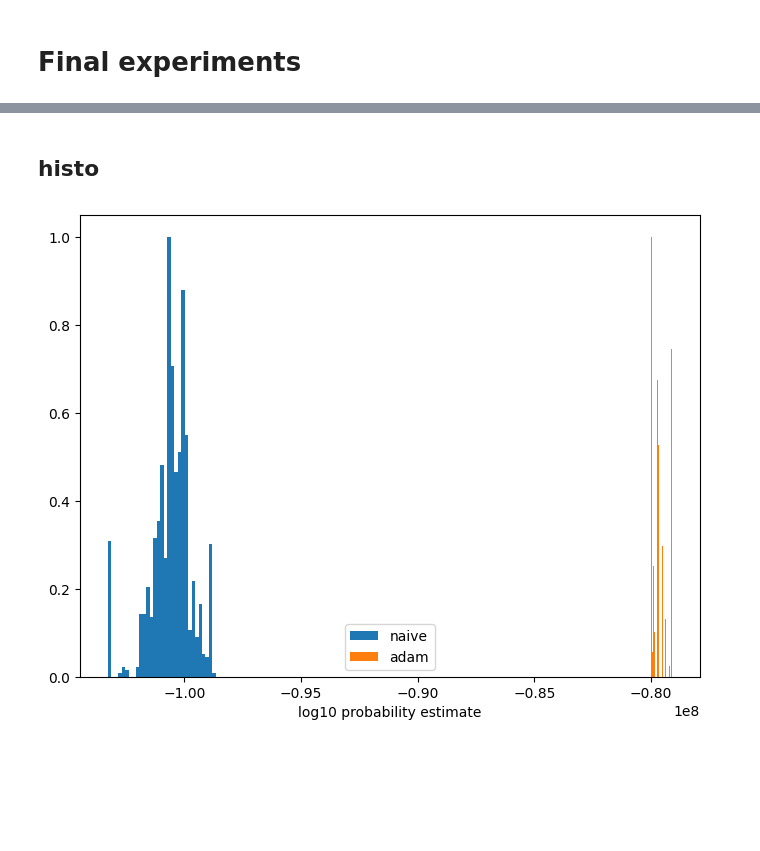
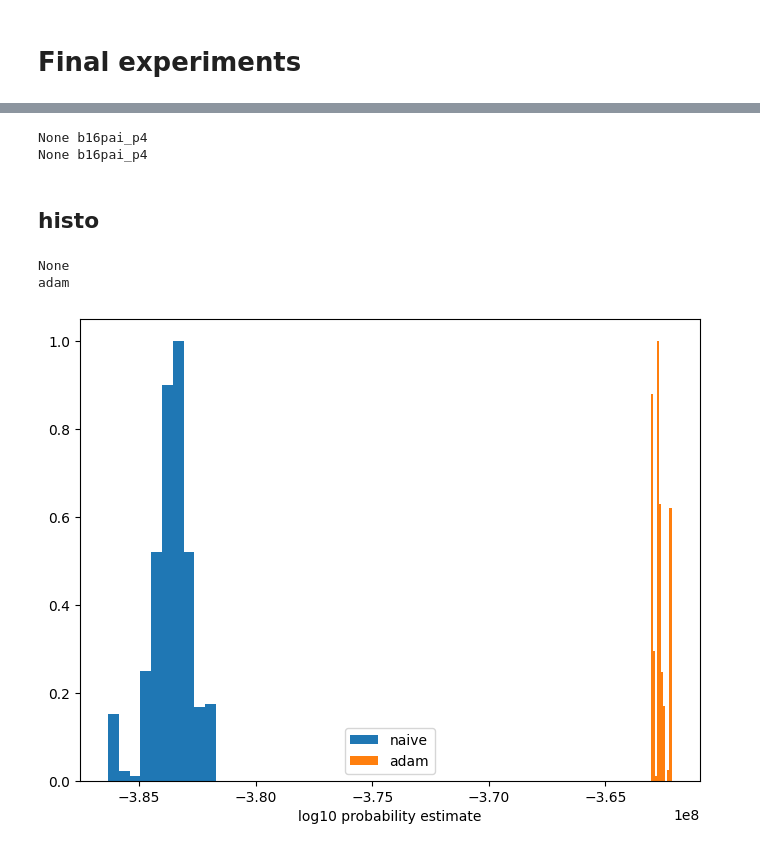
Before and after one commit to EleutherAI/basin-volume, a Jupyter notebook: notebooks/plots.ipynb, the cells around one changed output, grey strips where cells are left out. Cells and saved outputs as stored; diff of their text form; code cells hidden in the pictures; blank space fills up the shorter version.

```diff
--- a/notebooks/plots.ipynb
+++ b/notebooks/plots.ipynb
@@ -124,3 +131,6 @@ plt.show()
 [figure]
 # %% [markdown]
 # Final experiments
+# %%
+results_dir = os.path.join(BASIN_VOLUME_DIR, "results_tuesday")
+sorted(os.listdir(results_dir))
@@ -127,27 +155,42 @@ plt.show()
+# %%
+with open(os.path.join(results_dir, "convnext_chkpts_True.pkl"), "rb") as f:
+    _, cfg = pickle.load(f)
+    print(cfg.preconditioner_type, cfg.model_name)
+
+with open(os.path.join(results_dir, "convnext_histo_True.pkl"), "rb") as f:
+    _, cfg = pickle.load(f)
+    print(cfg.preconditioner_type, cfg.model_name)
+# %% [output]
+None b16pai_p4
+None b16pai_p4
 # %% [markdown]
 ## histo
 # %%
-with open(os.path.join(results_dir, "pythia_histo_False.pkl"), "rb") as f:
-    result, cfg = pickle.load(f)
+with open(os.path.join(results_dir, "pythia_histo.pkl"), "rb") as f:
+    result_naive, cfg = pickle.load(f)
+    print(cfg.preconditioner_type)
 
 with open(os.path.join(results_dir, "pythia_histo_True.pkl"), "rb") as f:
     result_adam, cfg = pickle.load(f)
+    print(cfg.preconditioner_type)
 
-RESULTS = {'naive': result, 'adam': result_adam}
+RESULTS = {'naive': result_naive, 'adam': result_adam}
 
 plt.figure(figsize=(8, 6))
 
 settings = {'alpha': 1, 'fill': True}
 
 for label, results in RESULTS.items():
     these_settings = dict(settings, label=label)
-    scaled_histogram(results.estimates / np.log(10), label, these_settings)
+    scaled_histogram(results.estimates / np.log(10), label, these_settings, nbins=10)
 plt.xlabel("log10 probability estimate")
 plt.legend()
 #plt.title("KL divergence")
 
-plt.savefig(os.path.join(BASIN_VOLUME_DIR, "plots", "pythia_histo_badsigma.png"))
+plt.savefig(os.path.join(BASIN_VOLUME_DIR, "plots", "pythia_histo.png"))
 
 plt.show()
 # %% [output]
+None
+adam
-[figure, old version]
+[figure, new version]
```
Also changed, not shown: parts of 15 cells of this notebook, 57 other files.
